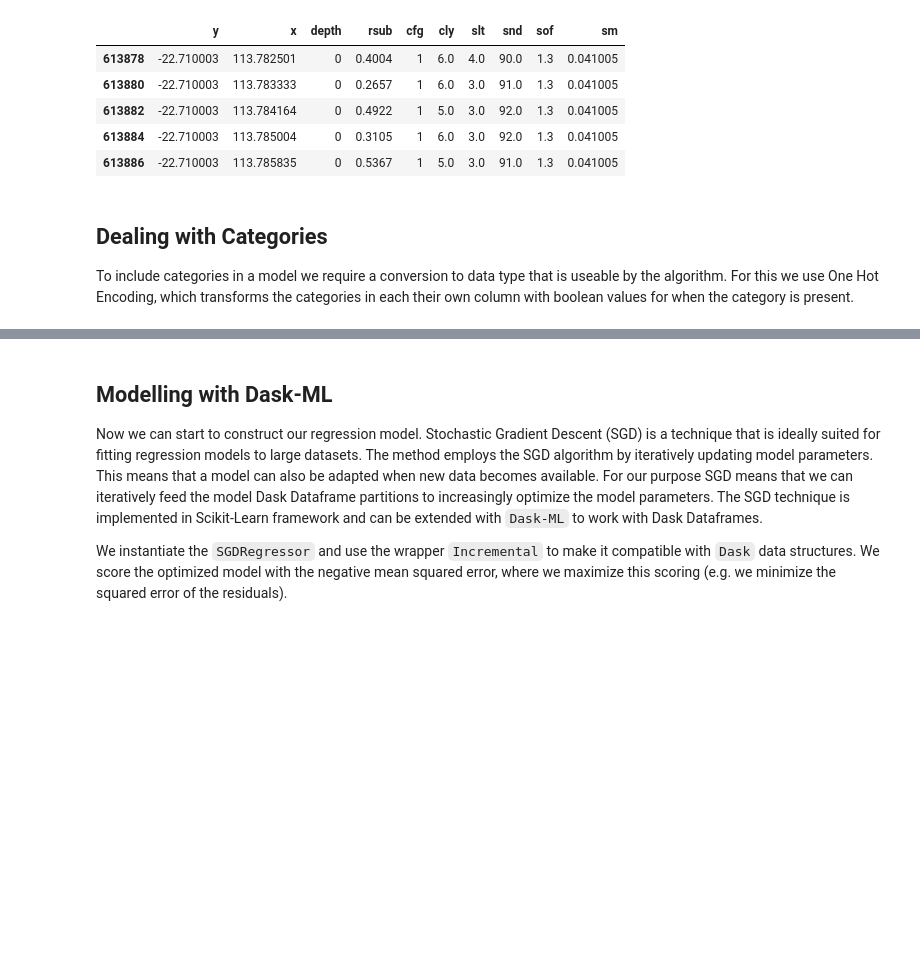
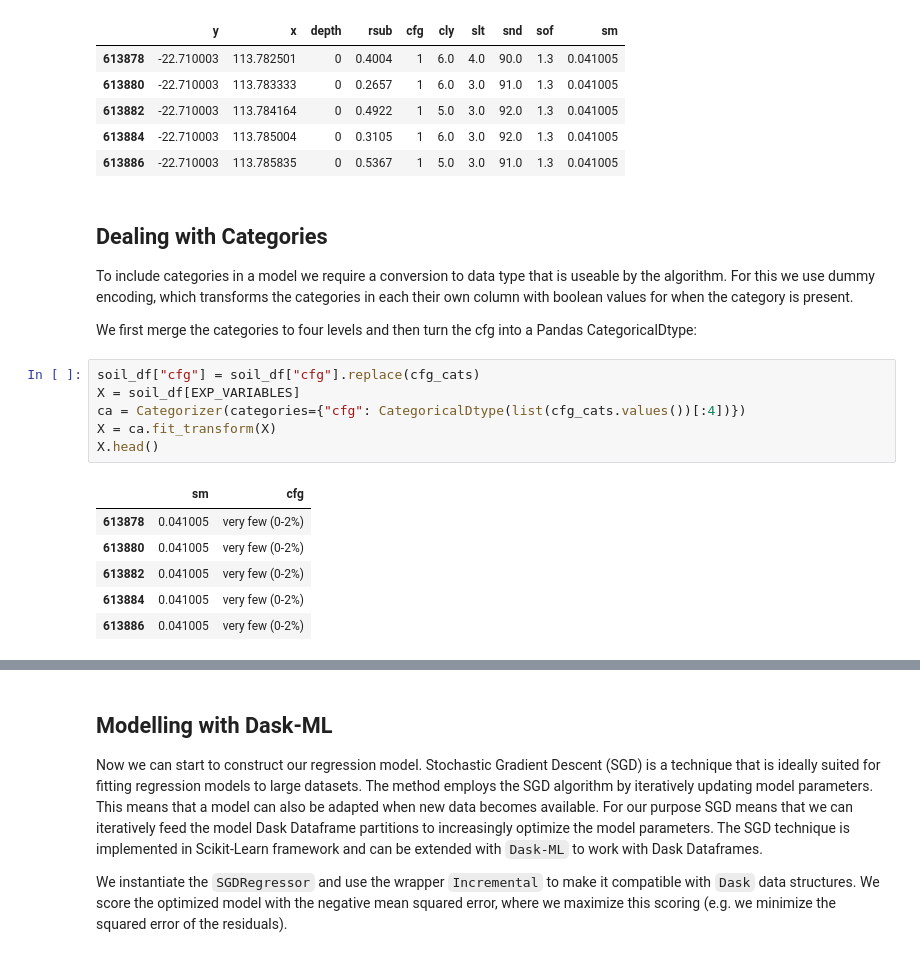
Before and after one commit to MartinSchobben/big_eo_models, a Jupyter notebook: 01_multiple-regression.ipynb, the cells around one changed output, grey strips where cells are left out. Drawn from its saved outputs; the diff is of its cells as text; blank space fills up the shorter version.

```diff
--- a/01_multiple-regression.ipynb
+++ b/01_multiple-regression.ipynb
@@ -201,4 +236,19 @@ soil_df.head()
 # %% [markdown]
 ## Dealing with Categories
 
-To include categories in a model we require a conversion to data type that is useable by the algorithm. For this we use One Hot Encoding, which transforms the categories in each their own column with boolean values for when the category is present.
+To include categories in a model we require a conversion to data type that is useable by the algorithm. For this we use dummy encoding, which transforms the categories in each their own column with boolean values for when the category is present.
+
+We first merge the categories to four levels and then turn the cfg into a Pandas CategoricalDtype:
+# %%
+soil_df["cfg"] = soil_df["cfg"].replace(cfg_cats)
+X = soil_df[EXP_VARIABLES]
+ca = Categorizer(categories={"cfg": CategoricalDtype(list(cfg_cats.values())[:4])})
+X = ca.fit_transform(X)
+X.head()
+# %% [output]
+|  | sm | cfg |
+| 613878 | 0.041005 | very few (0-2%) |
+| 613880 | 0.041005 | very few (0-2%) |
+| 613882 | 0.041005 | very few (0-2%) |
+| 613884 | 0.041005 | very few (0-2%) |
+| 613886 | 0.041005 | very few (0-2%) |
```
Also changed, not shown: parts of 15 cells of this notebook.
